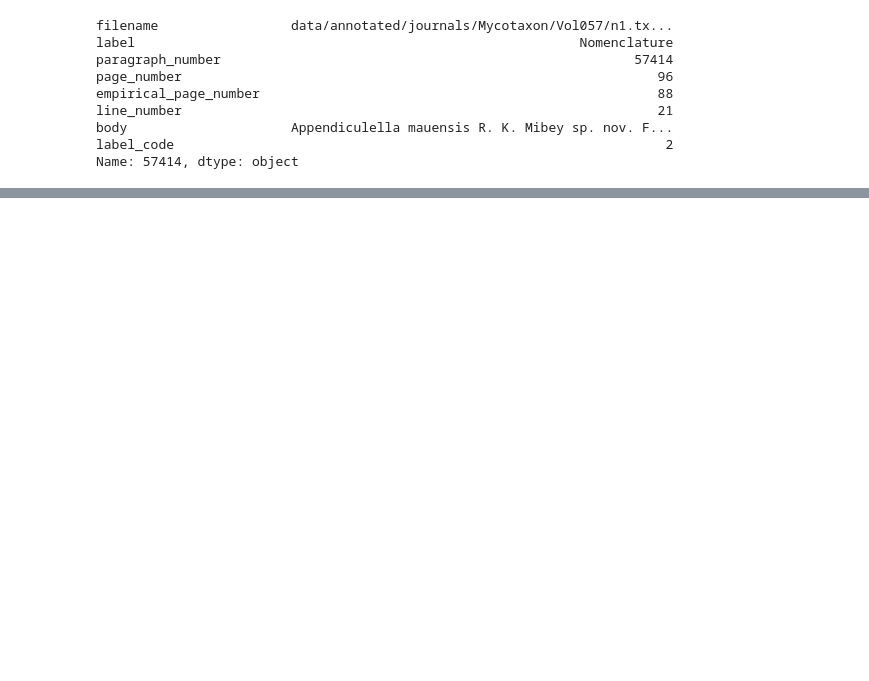
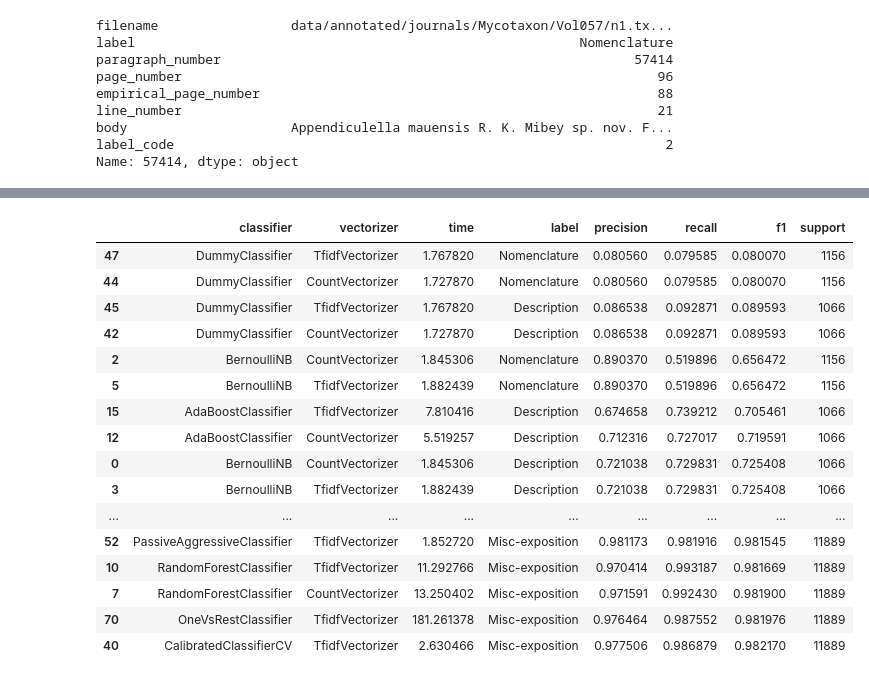
Before and after one commit to piggyatbaqaqi/skol, a Jupyter notebook: skol_journals.ipynb, the cells around one changed output, grey strips where cells are left out. Cells and saved outputs as stored; diff of their text form; code cells hidden in the pictures; blank space fills up the shorter version.

```diff
--- a/skol_journals.ipynb
+++ b/skol_journals.ipynb
@@ -172,0 +368,3 @@ cumsum
+# %%
+df_nom_P18_19 = pd.read_csv('results/nomenclature/55_56_57_58_117_118_119_P_18_19.csv')
+df_nom_P18_19[df_nom_P18_19['label'] == 'Nomenclature'].describe()
@@ -172,0 +381,20 @@ cumsum
+# %%
+df_nom_P18_19.sort_values('f1')
+# %% [output]
+|  | classifier | vectorizer | time | label | precision | recall | f1 | support |
+| 47 | DummyClassifier | TfidfVectorizer | 1.767820 | Nomenclature | 0.080560 | 0.079585 | 0.080070 | 1156 |
+| 44 | DummyClassifier | CountVectorizer | 1.727870 | Nomenclature | 0.080560 | 0.079585 | 0.080070 | 1156 |
+| 45 | DummyClassifier | TfidfVectorizer | 1.767820 | Description | 0.086538 | 0.092871 | 0.089593 | 1066 |
+| 42 | DummyClassifier | CountVectorizer | 1.727870 | Description | 0.086538 | 0.092871 | 0.089593 | 1066 |
+| 2 | BernoulliNB | CountVectorizer | 1.845306 | Nomenclature | 0.890370 | 0.519896 | 0.656472 | 1156 |
+| 5 | BernoulliNB | TfidfVectorizer | 1.882439 | Nomenclature | 0.890370 | 0.519896 | 0.656472 | 1156 |
+| 15 | AdaBoostClassifier | TfidfVectorizer | 7.810416 | Description | 0.674658 | 0.739212 | 0.705461 | 1066 |
+| 12 | AdaBoostClassifier | CountVectorizer | 5.519257 | Description | 0.712316 | 0.727017 | 0.719591 | 1066 |
+| 0 | BernoulliNB | CountVectorizer | 1.845306 | Description | 0.721038 | 0.729831 | 0.725408 | 1066 |
+| 3 | BernoulliNB | TfidfVectorizer | 1.882439 | Description | 0.721038 | 0.729831 | 0.725408 | 1066 |
+| ... | ... | ... | ... | ... | ... | ... | ... | ... |
+| 52 | PassiveAggressiveClassifier | TfidfVectorizer | 1.852720 | Misc-exposition | 0.981173 | 0.981916 | 0.981545 | 11889 |
+| 10 | RandomForestClassifier | TfidfVectorizer | 11.292766 | Misc-exposition | 0.970414 | 0.993187 | 0.981669 | 11889 |
+| 7 | RandomForestClassifier | CountVectorizer | 13.250402 | Misc-exposition | 0.971591 | 0.992430 | 0.981900 | 11889 |
+| 70 | OneVsRestClassifier | TfidfVectorizer | 181.261378 | Misc-exposition | 0.976464 | 0.987552 | 0.981976 | 11889 |
+| 40 | CalibratedClassifierCV | TfidfVectorizer | 2.630466 | Misc-exposition | 0.977506 | 0.986879 | 0.982170 | 11889 |
```
Also changed, not shown: parts of 15 cells of this notebook.
